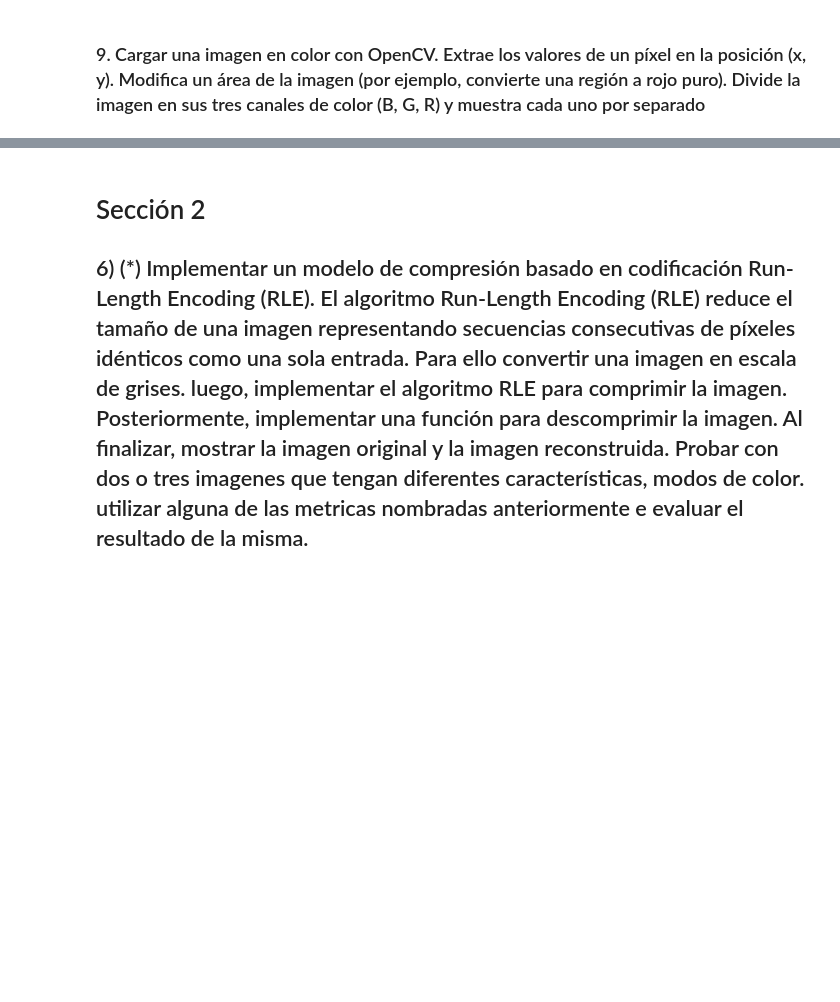
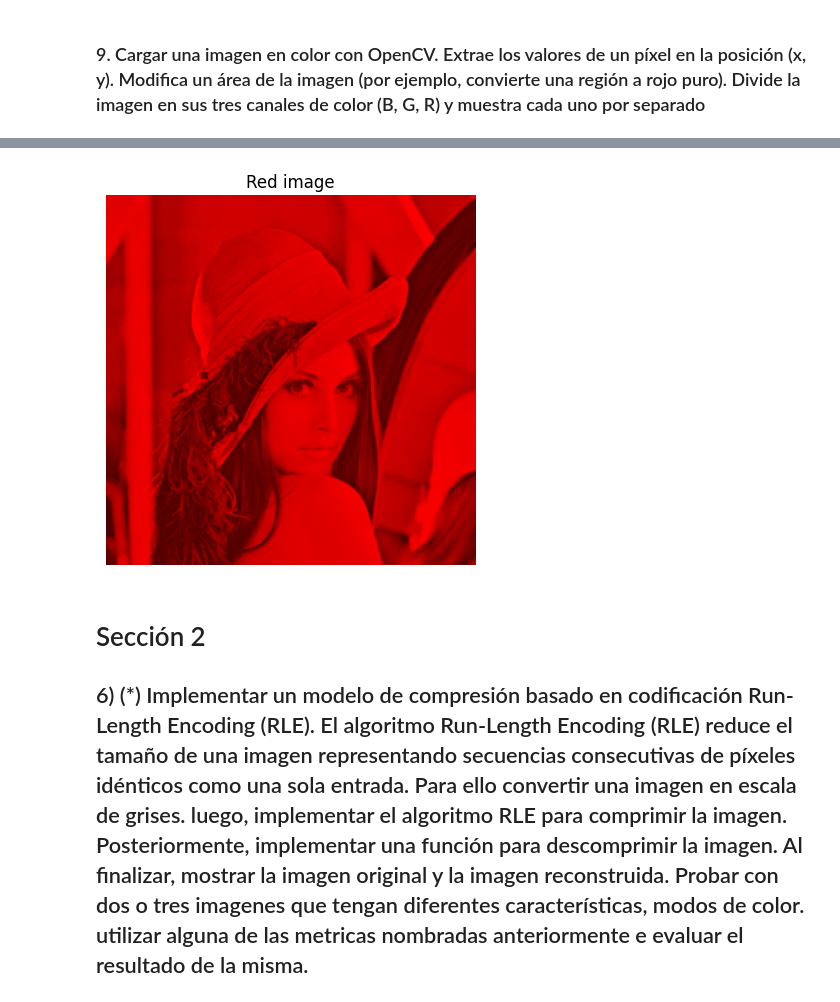
Before and after one commit to LucasEPK/tps-proc-imagenes, a Jupyter notebook: TP 1/code/TP1.ipynb, the cells around one changed output, grey strips where cells are left out. Drawn from its saved outputs; the diff is of its cells as text; code cells hidden in the pictures; blank space fills up the shorter version.

```diff
--- a/TP 1/code/TP1.ipynb
+++ b/TP 1/code/TP1.ipynb
@@ -213,9 +287,11 @@ show_image("Green image", green_image)
 # %%
 # Red channel image (only red channel visible, others set to 0)
 red_image = image.copy()
-red_image[:, :, 0] = 0  # Set the Blue channel to 0
 red_image[:, :, 1] = 0  # Set the Green channel to 0
+red_image[:, :, 2] = 0  # Set the Blue channel to 0
 show_image("Red image", red_image)
+# %% [output]
+[figure, added]
 # %% [markdown]
 # Sección 2
 ## 6) (*) Implementar un modelo de compresión basado en codificación Run-Length Encoding (RLE). El algoritmo Run-Length Encoding (RLE) reduce el tamaño de una imagen representando secuencias consecutivas de píxeles idénticos como una sola entrada. Para ello convertir una imagen en escala de grises. luego, implementar el algoritmo RLE para comprimir la imagen. Posteriormente, implementar una función para descomprimir la imagen. Al finalizar, mostrar la imagen original y la imagen reconstruida. Probar con dos o tres imagenes que tengan diferentes características, modos de color. utilizar alguna de las metricas nombradas anteriormente e evaluar el resultado de la misma.
```
Also changed, not shown: parts of 21 cells of this notebook.
